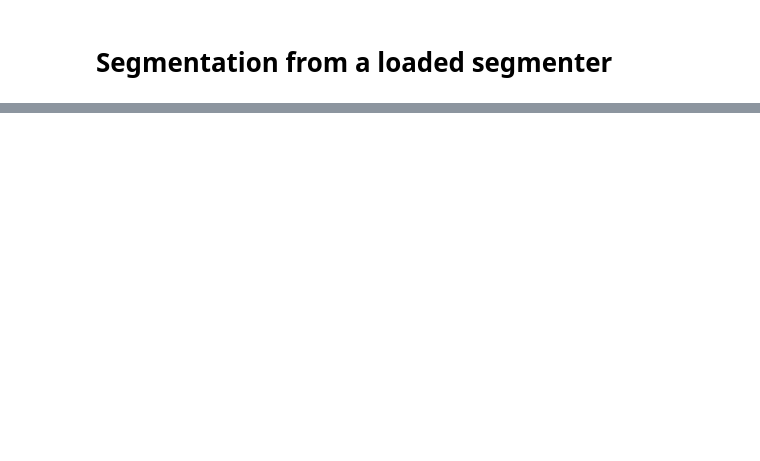
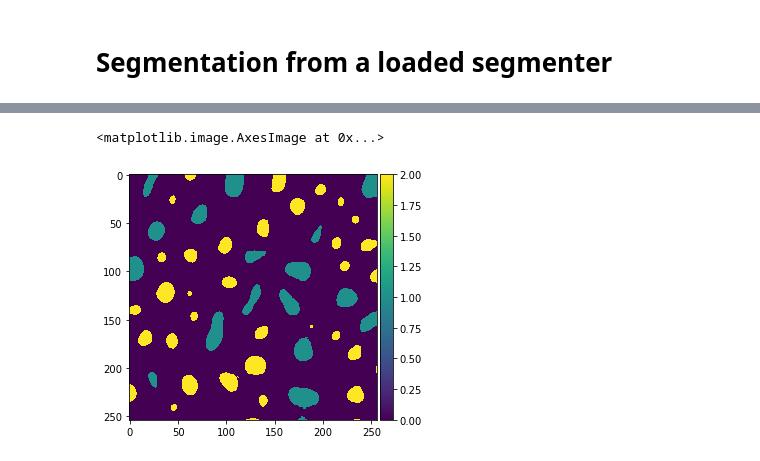
Before and after one commit to haesleinhuepf/apoc, a Jupyter notebook: demo/demo_object_segmenter.ipynb, the cells around one changed output, grey strips where cells are left out. Drawn from its saved outputs; the diff is of its cells as text; code cells hidden in the pictures; blank space fills up the shorter version.

```diff
--- a/demo/demo_object_segmenter.ipynb
+++ b/demo/demo_object_segmenter.ipynb
@@ -70,0 +73,18 @@ cle.imshow(result, labels=True)
+# %%
+annotation = cle.push(imread('label_annotation.tif'))
+# %%
+features = 'area,mean_max_distance_to_centroid_ratio,standard_deviation_intensity'
+
+# Create an object classifier
+classifier = apoc.ObjectClassifier("object_classifier.cl")
+
+# train it
+classifier.train(features, segmentation_result, annotation, image)
+
+# determine object classification
+classification_result = classifier.predict(segmentation_result, image)
+
+imshow(classification_result)
+# %% [output]
+<matplotlib.image.AxesImage at 0x...>
+[figure, added]
```
Also changed, not shown: parts of 4 cells of this notebook, 6 other files.
